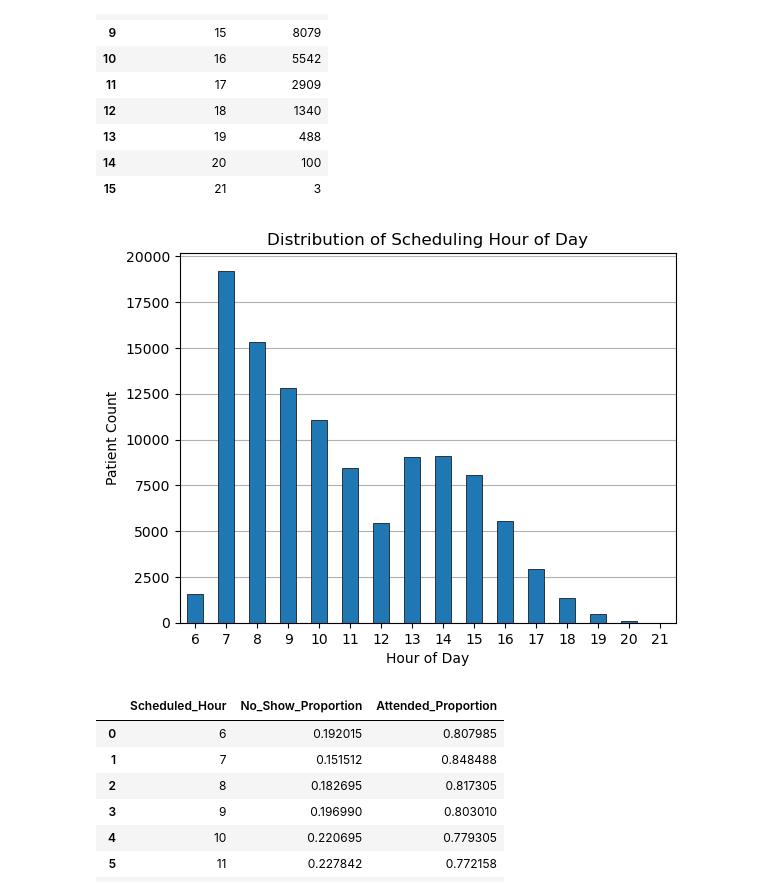
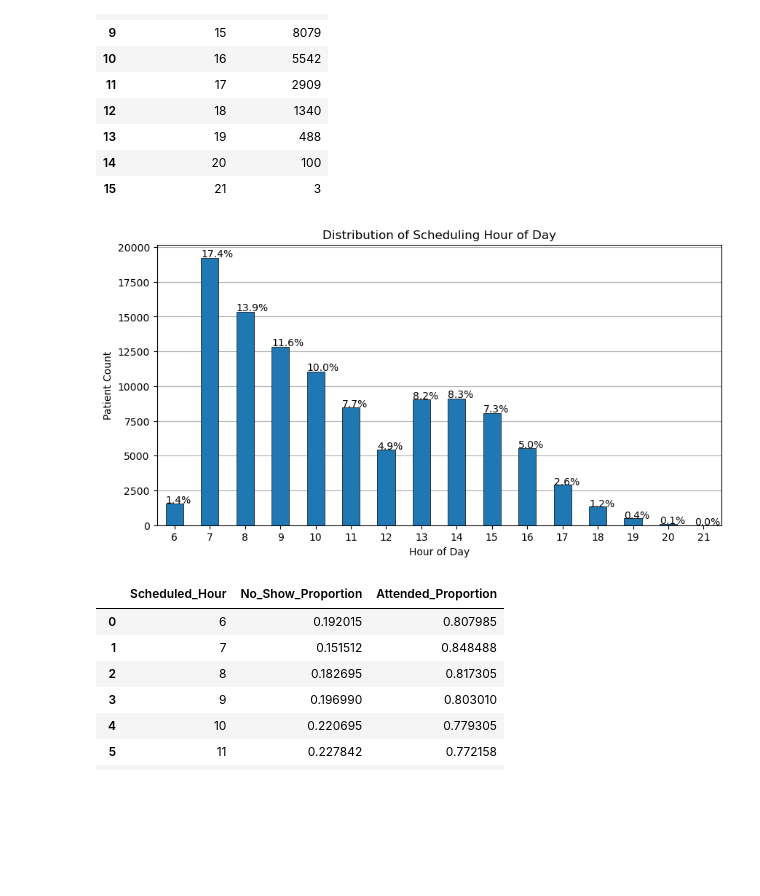
Before and after one commit to Omeagon/Project1, a Jupyter notebook: DataAnalysisFinal.ipynb, the cells around one changed output. Drawn from its saved outputs; the diff is of its cells as text; code cells hidden in the pictures; blank space fills up the shorter version.

```diff
--- a/DataAnalysisFinal.ipynb
+++ b/DataAnalysisFinal.ipynb
@@ -409,6 +409,9 @@ ax = no_shows_by_gender_merged[no_shows_by_gender_merged['No_Show']=='Yes'].plot
 ax.grid(axis='y')
 ax.set_axisbelow(True)
 ax.set_xticklabels(['Female','Male'])
+vals = ax.get_yticks()
+ax.set_yticks(vals)
+ax.set_yticklabels(['{:,.0%}'.format(ytick) for ytick in vals])
 
 # Add percent lables to bars
 for p in ax.patches:
@@ -911,6 +914,7 @@ warnings.filterwarnings('ignore') # to suppress a warning in this cell only
 # Analyze no shows with multiple conditions
 conditions = ['Hypertension','Diabetes','Alcoholism','Handicap']
 conditions.append('No_Show_Boolean')
+conditions.append('Patient_ID')
 multiple_conditions_df = df[conditions]
 multiple_conditions_df['Num_conditions'] =  multiple_conditions_df['Hypertension'] + multiple_conditions_df['Diabetes'] + multiple_conditions_df['Alcoholism'] + multiple_conditions_df['Handicap']
 multiple_conditions_df = multiple_conditions_df.loc[multiple_conditions_df['Num_conditions']>0]
@@ -1633,30 +1637,39 @@ scheduled_hour
 | 14 | 20 | 100 |
 | 15 | 21 | 3 |
 # %%
+# total patients
+num_patients = scheduled_hour["Patient_Count"].sum()
+
 # Distribution of scheduled hour of day
-ax = scheduled_hour.plot(kind = 'bar',
+fig, ax = plt.subplots(nrows=1, ncols=1, figsize=(10, 5))
+ax = scheduled_hour.plot(ax = ax,
+        kind = 'bar',
         x = 'Scheduled_Hour',
         y = 'Patient_Count',
         xlabel = 'Hour of Day',
         ylabel = 'Patient Count',
         title = 'Distribution of Scheduling Hour of Day',
         edgecolor = 'black',
         linewidth = 0.5,
         rot = 0,
         #xlim = [-1,70],
         #xticks = xticks,
         #bins = bins,
         )
 ax.grid(axis='y')
 ax.set_axisbelow(True)
 ax.get_legend().remove()
 
+# Label bar heights
+for p in ax.patches:
+    ax.annotate(str(round(p.get_height()*100/num_patients,1)) + '%', (p.get_x(), p.get_height() * 1.005))
+
 # Save the figure
 plt.savefig("output/Scheduling_hour_distribution.png")
 # Show figure
 plt.show()
 # %% [output]
-[figure, old version]
+[figure, new version]
 # %%
 # Find proportion of no shows by scheduling hour
 no_shows_by_scheduled_hour = df.groupby('Scheduled_Hour')['No_Show_Boolean'].mean().reset_index()
```
Also changed, not shown: parts of 4 cells of this notebook, 8 other files.
